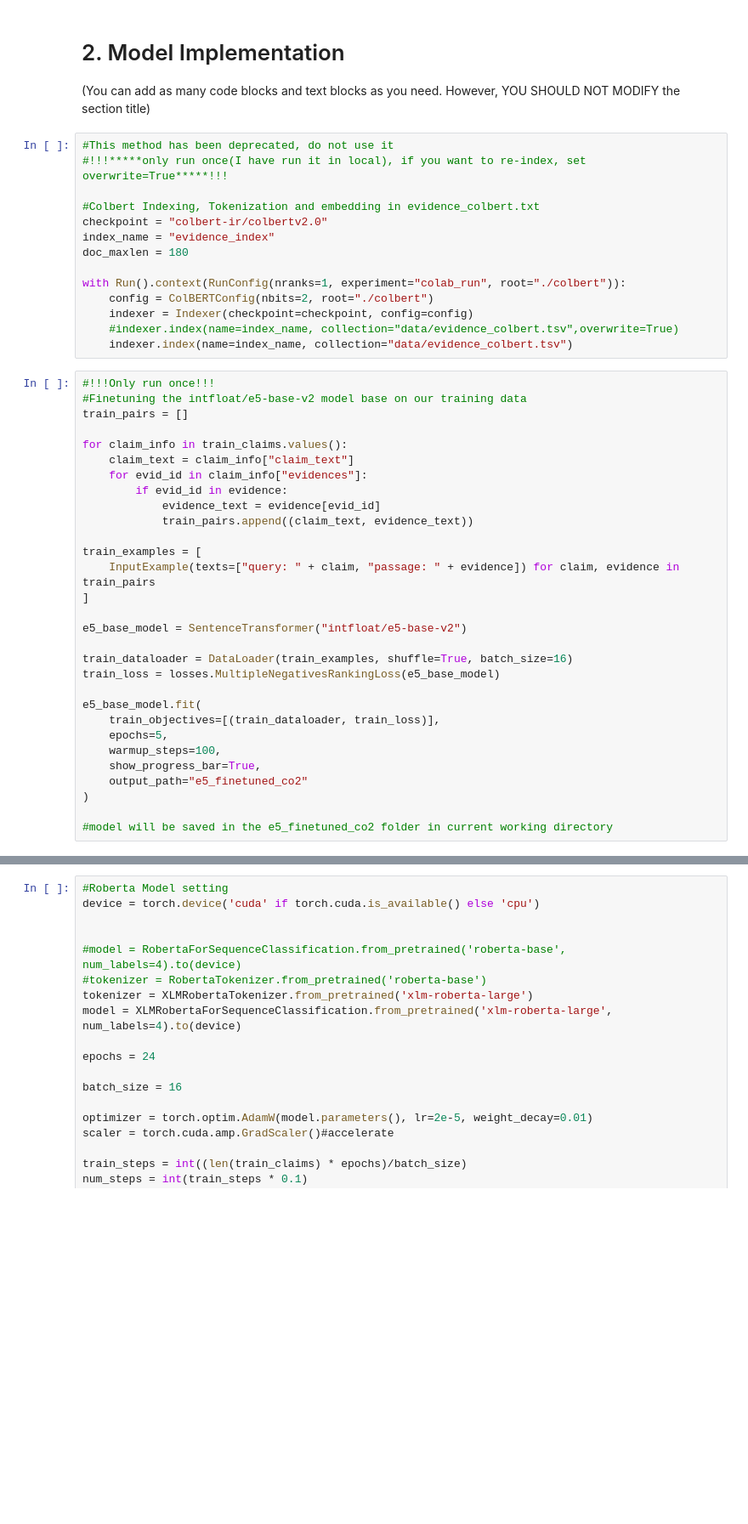
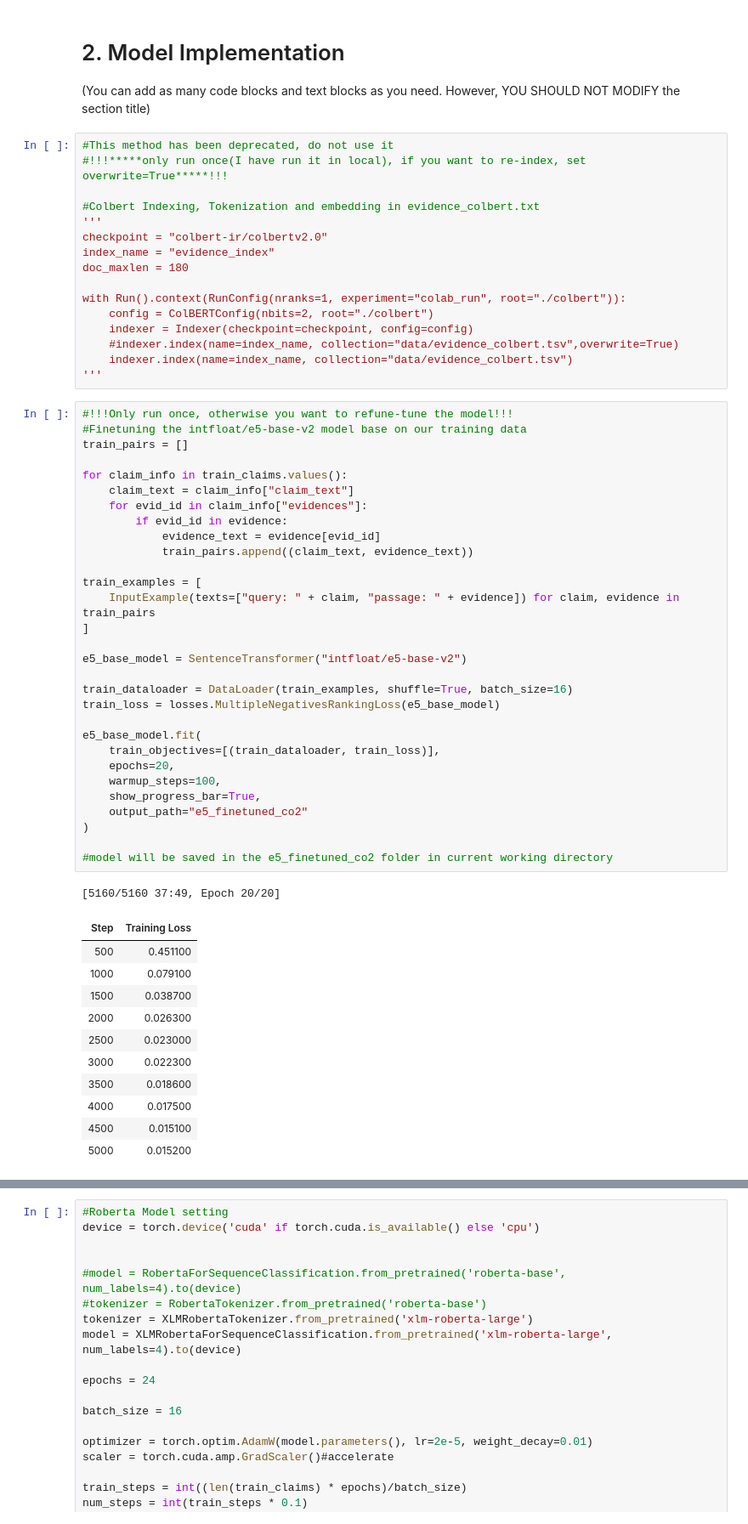
Before and after one commit to FSYFSYFSY/Automated-Fact-checking-System, a Jupyter notebook: COMP90042_Project_2025.ipynb, the cells around one changed output, grey strips where cells are left out. Shown at 85% size. Drawn from its saved outputs; the diff is of its cells as text; blank space fills up the shorter version.

```diff
--- a/COMP90042_Project_2025.ipynb
+++ b/COMP90042_Project_2025.ipynb
@@ -118,6 +127,7 @@ with open('data/evidence_colbert.tsv', 'w', encoding='utf-8') as f_out:
 #!!!*****only run once(I have run it in local), if you want to re-index, set overwrite=True*****!!!
 
 #Colbert Indexing, Tokenization and embedding in evidence_colbert.txt
+'''
 checkpoint = "colbert-ir/colbertv2.0"
 index_name = "evidence_index"
 doc_maxlen = 180
@@ -127,36 +137,50 @@ with Run().context(RunConfig(nranks=1, experiment="colab_run", root="./colbert")
     indexer = Indexer(checkpoint=checkpoint, config=config)
     #indexer.index(name=index_name, collection="data/evidence_colbert.tsv",overwrite=True)
     indexer.index(name=index_name, collection="data/evidence_colbert.tsv")
+'''
 # %%
-#!!!Only run once!!!
+#!!!Only run once, otherwise you want to refune-tune the model!!!
 #Finetuning the intfloat/e5-base-v2 model base on our training data
 train_pairs = []
 
 for claim_info in train_claims.values():
     claim_text = claim_info["claim_text"]
     for evid_id in claim_info["evidences"]:
         if evid_id in evidence:
             evidence_text = evidence[evid_id]
             train_pairs.append((claim_text, evidence_text))
 
 train_examples = [
     InputExample(texts=["query: " + claim, "passage: " + evidence]) for claim, evidence in train_pairs
 ]
 
 e5_base_model = SentenceTransformer("intfloat/e5-base-v2")
 
 train_dataloader = DataLoader(train_examples, shuffle=True, batch_size=16)
 train_loss = losses.MultipleNegativesRankingLoss(e5_base_model)
 
 e5_base_model.fit(
     train_objectives=[(train_dataloader, train_loss)],
-    epochs=5,
+    epochs=20,
     warmup_steps=100,
     show_progress_bar=True,
     output_path="e5_finetuned_co2"
 )
 
 #model will be saved in the e5_finetuned_co2 folder in current working directory
+# %% [output]
+[5160/5160 37:49, Epoch 20/20]
+| Step | Training Loss |
+| 500 | 0.451100 |
+| 1000 | 0.079100 |
+| 1500 | 0.038700 |
+| 2000 | 0.026300 |
+| 2500 | 0.023000 |
+| 3000 | 0.022300 |
+| 3500 | 0.018600 |
+| 4000 | 0.017500 |
+| 4500 | 0.015100 |
+| 5000 | 0.015200 |
 # %%
 #Load the fine-tuned model
 E5_model = SentenceTransformer("e5_finetuned_co2")
```
Also changed, not shown: parts of 11 cells of this notebook, 1 other file.
